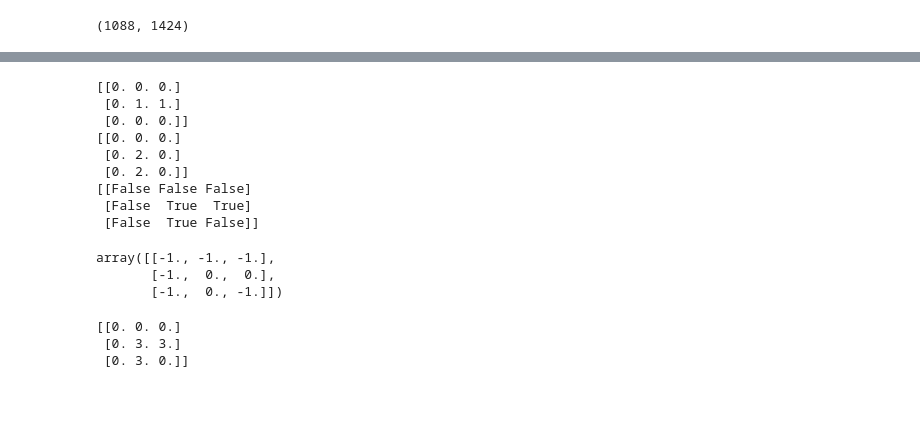
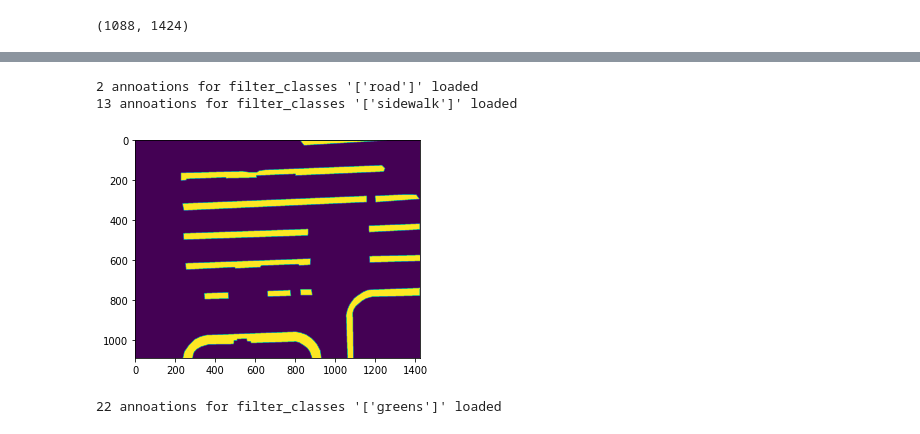
Before and after one commit to MZHI/stanford_drone_dataset_to_semantic_task, a Jupyter notebook: data_preprocessing.ipynb, the cells around one changed output, grey strips where cells are left out. Saved outputs shown, nothing was run; the diff lists cells and outputs as text; code cells hidden in the pictures; blank space fills up the shorter version.

```diff
--- a/data_preprocessing.ipynb
+++ b/data_preprocessing.ipynb
@@ -207,3 +170,29 @@ def create_mask_from_polygons(annotations, mask_base, show=False):
+# %%
+def create_mask_from_polygons(annotations, mask_base, show=False):
+    masks = []
+    h, w = mask_base.shape
+    mask_res = mask_base.copy()
+    for ann in annotations:
+#         print(ann["id"])
+        if 'segmentation' in ann:
+            seg = ann['segmentation'][0]
+            points = np.array(seg).reshape((int(len(seg)/2), 2))
+            points = np.flip(points, axis=1)
+            poly_path=PathPlt(points)
+
+            x, y = np.mgrid[:h, :w]
+            coors=np.hstack((x.reshape(-1, 1), y.reshape(-1,1))) # coors.shape is (width*height,2)
+
+            mask = poly_path.contains_points(coors).reshape(mask_shape)
+            masks.append(mask)
+            mask_res = np.logical_or(mask_res, mask)
+#             if show:
+#                 plt.imshow(mask.reshape(mask_shape))
+#                 plt.show()
+    if show:
+        plt.imshow(mask_res)
+        plt.show()
+    return mask_res, masks
 # %%
 # set classes dict
 classes_dict = {0: "other_stuff", 1: "road", 2: "sidewalk", 3: "greens", 4: "Biker",
@@ -244,32 +210,14 @@ ann_df.head()
-# %%
-a = np.zeros((3, 3))
-a[1:2, 1:3] = 1
-b = np.zeros((3, 3))
-b[1:3, 1:2] = 2
-print(a)
-print(b)
-idx = np.logical_or(a, b)
-print(idx)
-# %% [output]
-[[0. 0. 0.]
- [0. 1. 1.]
- [0. 0. 0.]]
-[[0. 0. 0.]
- [0. 2. 0.]
- [0. 2. 0.]]
-[[False False False]
- [False  True  True]
- [False  True False]]
-# %%
-np.logical_or(a, b).astype(int) - np.ones((3, 3))
-# %% [output]
-array([[-1., -1., -1.],
-       [-1.,  0.,  0.],
-       [-1.,  0., -1.]])
-# %%
-a[np.logical_or(a, b)] = 3
-print(a)
-# %% [output]
-[[0. 0. 0.]
- [0. 3. 3.]
- [0. 3. 0.]]
+# %%
+anns_road = get_polygons(coco, ['road'])
+mask_road, masks_road = create_mask_from_polygons(anns_road, mask_base, show=False)
+
+anns_sidewalk = get_polygons(coco, ['sidewalk'])
+mask_sidewalk, masks_sidewalk = create_mask_from_polygons(anns_sidewalk, mask_base, show=True)
+
+anns_greens = get_polygons(coco, ['greens'])
+mask_greens, masks_greens = create_mask_from_polygons(anns_greens, mask_base, show=False)
+# %% [output]
+2 annoations for filter_classes '['road']' loaded
+13 annoations for filter_classes '['sidewalk']' loaded
+[figure, added]
+22 annoations for filter_classes '['greens']' loaded
```
Also changed, not shown: parts of 23 cells of this notebook, 2 other files.
